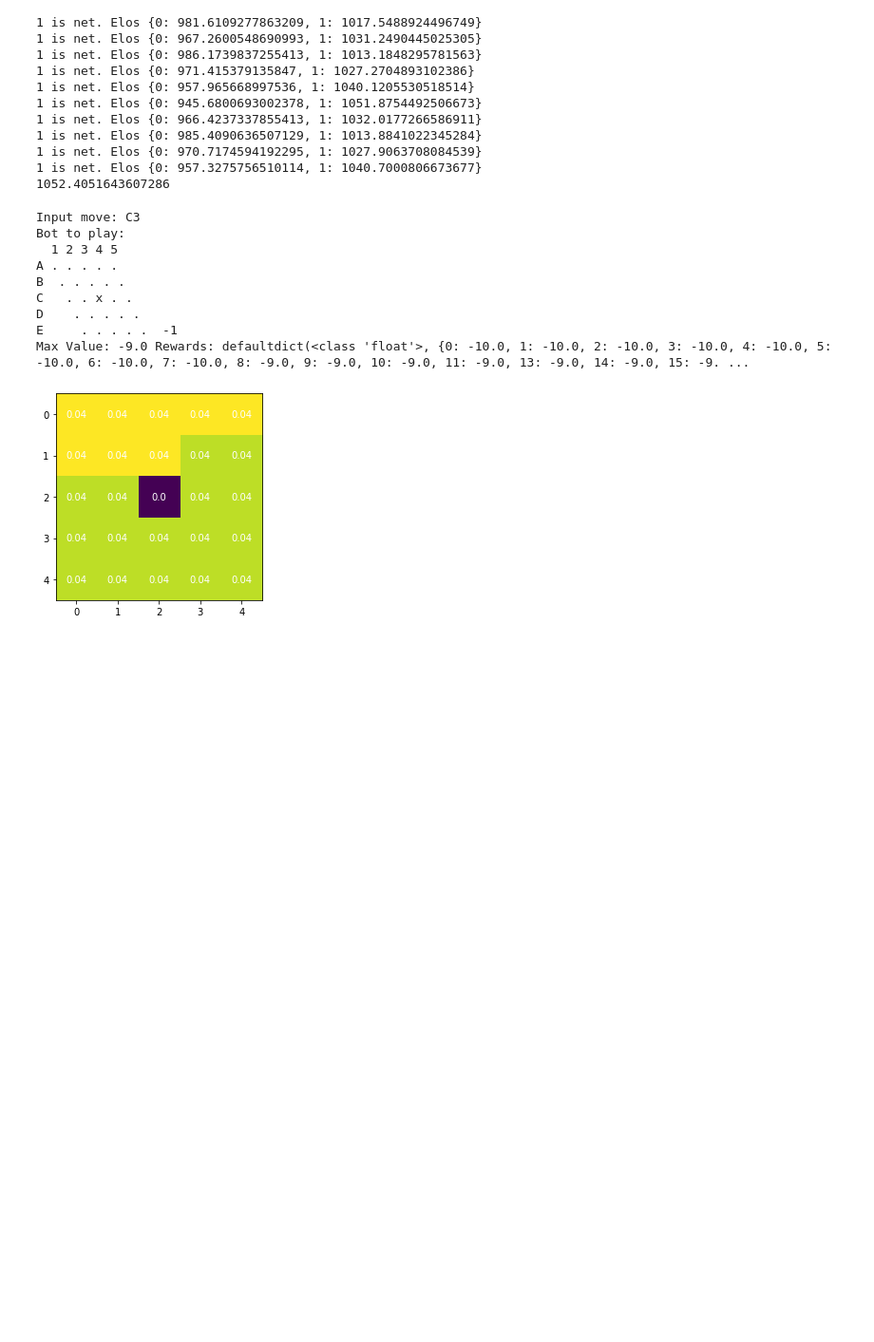
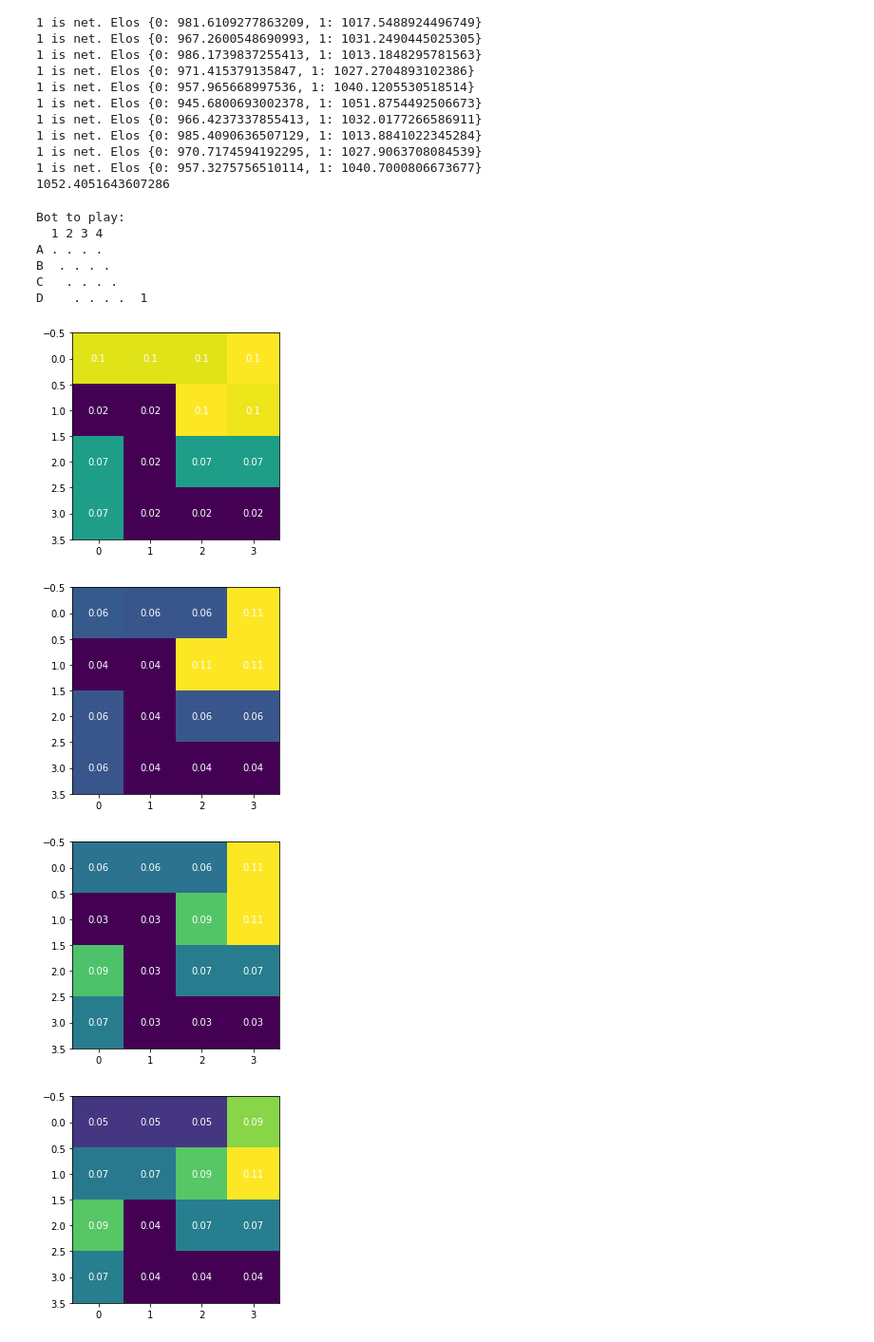
Before and after one commit to Miyamura80/BotsForGames, a Jupyter notebook: BotsForGames_Sprint2.ipynb, the cells around one changed output. Shown at 95% size. Drawn from its saved outputs; the diff is of its cells as text; code cells hidden in the pictures; blank space fills up the shorter version.

```diff
--- a/BotsForGames_Sprint2.ipynb
+++ b/BotsForGames_Sprint2.ipynb
@@ -31,7 +31,7 @@ import numpy as np
 import pyspiel
 import copy
 
-BOARD_SIZE = 5
+BOARD_SIZE = 4
 game = pyspiel.load_game("hex",{"board_size":BOARD_SIZE})
 BLACK, WHITE = 1, -1  # first turn or second turn player
 
@@ -602,7 +602,7 @@ class MCTSAgent:
         start, prev_time = time.time(), 0
         if state.terminal():
             return
-
+        bot_color = state.color
         init_path = state.record_string()
 
         for epoch in range(1, sim_num):
@@ -638,7 +638,7 @@ class MCTSAgent:
                 rewards.append((self.reward[path], move))
                 not_terminated = not freshState.terminal()
             for (r,m) in rewards:
-                r[m] += freshState.terminal_reward()
+                r[m] += freshState.terminal_reward() * bot_color
         init_rewards = self.reward[init_path]
         total_rew = sum([v for k,v in init_rewards.items()])
         move_policy = [init_rewards[i]/total_rew if i in state.legal_actions() else 0 for i in range(BOARD_SIZE*BOARD_SIZE)]
@@ -649,7 +649,7 @@ class MCTSAgent:
         if path in self.reward:
           max_value = max(self.reward[path].values())
           max_moves = [k for k,v in self.reward[path].items() if v==max_value]
-          print(f"Max Value: {max_value} Rewards: {self.reward[path]} Moves: {self.moves[path]}")
+          # print(f"Max Value: {max_value} Rewards: {self.reward[path]} Moves: {self.moves[path]}")
         else:
           max_moves = state.legal_actions()
           # print("ah")
@@ -843,32 +843,32 @@ print(benchmark(tree, eval_num=15, net_think_time=400, mcts_think_time=10))
 # %%
 # Search with trained net
 
 # tree = Tree(net)
 tree = MCTSAgent()
 state = State()
 while True:
-  user_input = input("Input move: ")
-  state.play(user_input)
-  if state.terminal():
-    break
-  distb = tree.think(state, 400, temperature=1, show=True)
+  distb = tree.think(state, 5000, temperature=1, show=True)
   pv_seq = tree.pv(state)
   print(pv_seq)
   state.play(pv_seq[0])
   # display_heatmap2(distb.reshape((BOARD_SIZE,BOARD_SIZE)))
   print(state)
   if state.terminal():
     break
+  user_input = input("Input move: ")
+  state.play(user_input)
+  if state.terminal():
+    break
 print(state)
 print(state.terminal_reward())
 # %% [output]
-Input move: C3
 Bot to play:
-  1 2 3 4 5
-A . . . . .
-B  . . . . .
-C   . . x . .
-D    . . . . .
-E     . . . . .  -1
-Max Value: -9.0 Rewards: defaultdict(<class 'float'>, {0: -10.0, 1: -10.0, 2: -10.0, 3: -10.0, 4: -10.0, 5: -10.0, 6: -10.0, 7: -10.0, 8: -9.0, 9: -9.0, 10: -9.0, 11: -9.0, 13: -9.0, 14: -9.0, 15: -9. ...
+  1 2 3 4
+A . . . .
+B  . . . .
+C   . . . .
+D    . . . .  1
-[figure, old version]
+[figure, new version]
+[figure, added]
+[figure, added]
+[figure, added]
```
Also changed, not shown: parts of 1 cell of this notebook.
